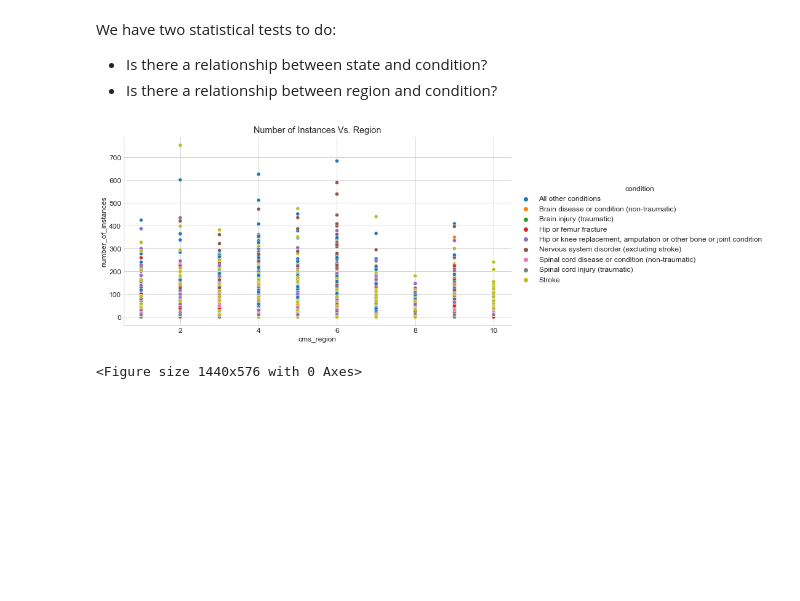
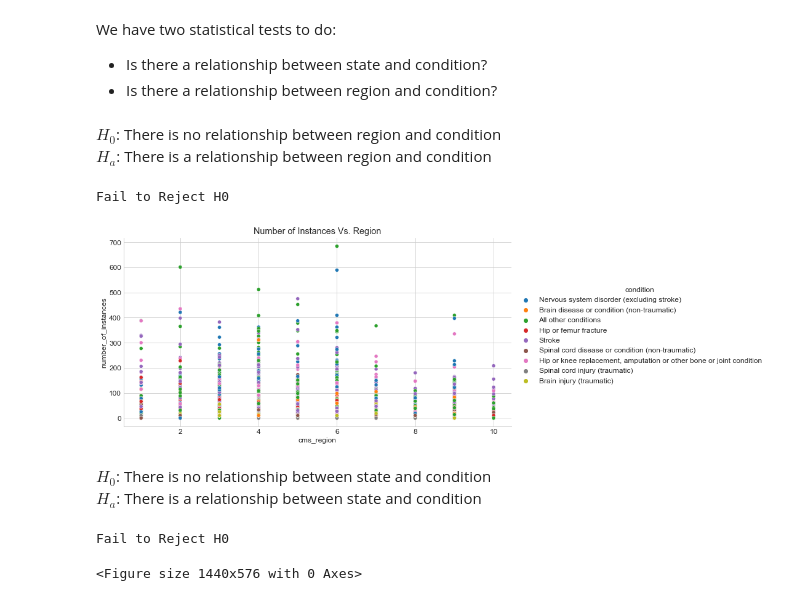
Before and after one commit to AJMartinezLlanes/medicare-inpatient-rehab-conditions, a Jupyter notebook: explore.ipynb, the cells around one changed output. Cells and saved outputs as stored; diff of their text form; code cells hidden in the pictures; blank space fills up the shorter version.

```diff
--- a/explore.ipynb
+++ b/explore.ipynb
@@ -361,12 +363,28 @@ plt.show()
 We have two statistical tests to do:
 - Is there a relationship between state and condition?
 - Is there a relationship between region and condition?
+# %% [markdown]
+$H_0$: There is no relationship between region and condition
+<br>
+$H_a$: There is a relationship between region and condition
+# %%
+chi2_test(train.cms_region, train.condition)
+# %% [output]
+Fail to Reject H0
 # %%
-ax = sns.relplot(data= df, y='number_of_instances', x='cms_region', hue='condition', height=5, aspect=2)
+ax = sns.relplot(data= train, y='number_of_instances', x='cms_region', hue='condition', height=5, aspect=2)
 plt.title('Number of Instances Vs. Region')
 plt.show()
 # %% [output]
-[figure, old version]
+[figure, new version]
+# %% [markdown]
+$H_0$: There is no relationship between state and condition
+<br>
+$H_a$: There is a relationship between state and condition
+# %%
+chi2_test(train.state, train.condition)
+# %% [output]
+Fail to Reject H0
 # %%
 plt.figure(figsize=(20, 8))
 sns.relplot(data=df, x='state', y='number_of_instances', hue='condition', height=5, aspect=3)
```
Also changed, not shown: parts of 5 cells of this notebook, 5 other files.
